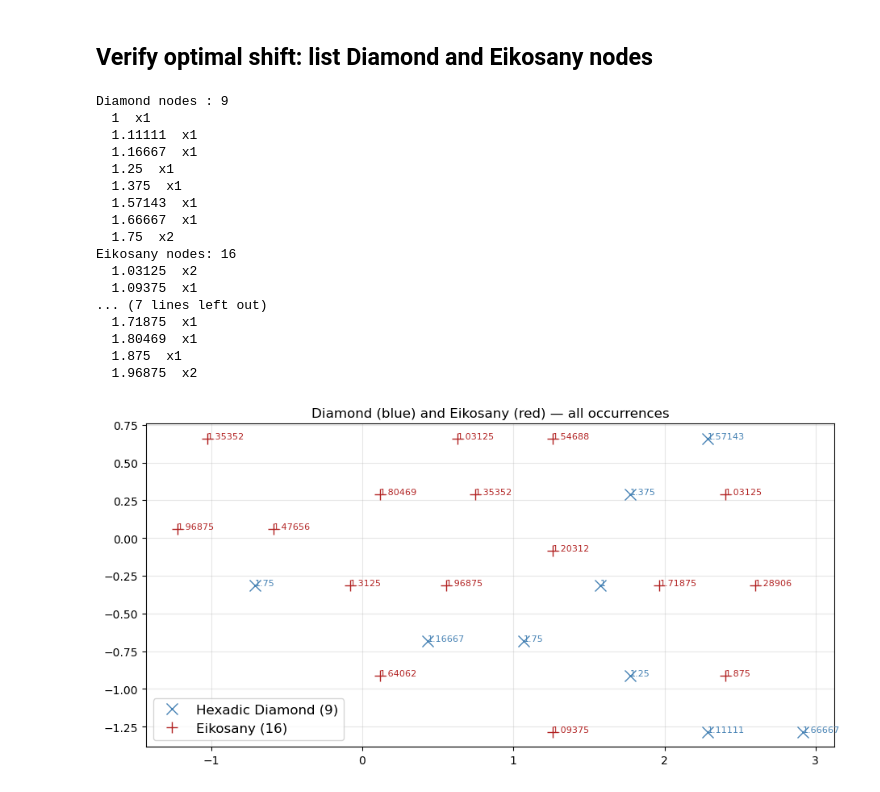
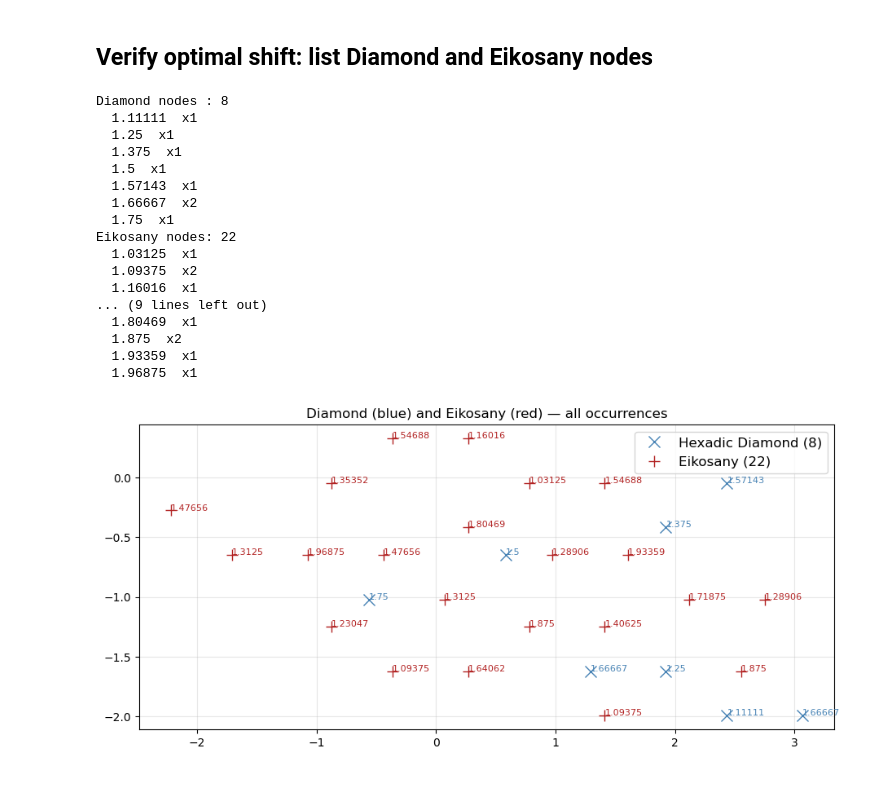
Before and after one commit to armandjbeaudoin/JI_tiling, a Jupyter notebook: notebooks/combined_optimization.ipynb, the cells around one changed output. Saved outputs shown, nothing was run; the diff lists cells and outputs as text; code cells hidden in the pictures.

```diff
--- a/notebooks/combined_optimization.ipynb
+++ b/notebooks/combined_optimization.ipynb
@@ -265,12 +265,17 @@ eiko_log_norm    = np.log(eiko_float)    % log2
 
 tol = 1e-7
 
-# For each hull point find the nearest Diamond / Eikosany target
-d_idx = np.argmin(np.abs(log_norm_sel[:, None] - diamond_log_norm[None, :]), axis=1)
-e_idx = np.argmin(np.abs(log_norm_sel[:, None] - eiko_log_norm[None,    :]), axis=1)
+def _circ_dists(a, b):
+    d = np.abs(a[:, None] - b[None, :])
+    return np.minimum(d, log2 - d)
 
-is_diamond = np.abs(log_norm_sel - diamond_log_norm[d_idx]) < tol
-is_eiko    = np.abs(log_norm_sel - eiko_log_norm[e_idx])    < tol
+d_dists = _circ_dists(log_norm_sel, diamond_log_norm)
+e_dists = _circ_dists(log_norm_sel, eiko_log_norm)
+d_idx = np.argmin(d_dists, axis=1)
+e_idx = np.argmin(e_dists, axis=1)
+
+is_diamond = d_dists[np.arange(len(d_idx)), d_idx] < tol
+is_eiko    = e_dists[np.arange(len(e_idx)), e_idx] < tol
 
 # Matched ratio value for every occurrence (duplicates included)
 diamond_vals_found = diamond_float[d_idx[is_diamond]]
@@ -284,43 +289,43 @@ labels_e   = [f'{v:.6g}' for v in eiko_vals_found]
 
 print(f'Diamond nodes : {is_diamond.sum()}')
 for v, cnt in zip(*np.unique(labels_d, return_counts=True)):
     print(f'  {v}  x{cnt}')
 print(f'Eikosany nodes: {is_eiko.sum()}')
 for v, cnt in zip(*np.unique(labels_e, return_counts=True)):
     print(f'  {v}  x{cnt}')
 
 fig, ax = plt.subplots(figsize=(11, 11))
 if len(xy_diamond):
     ax.plot(xy_diamond[:,0], xy_diamond[:,1], 'x', color='steelblue',
             markersize=10, label=f'Hexadic Diamond ({is_diamond.sum()})', zorder=3)
     for i, rl in enumerate(labels_d):
         ax.annotate(rl, xy=xy_diamond[i], fontsize=8, color='steelblue')
 if len(xy_eiko):
     ax.plot(xy_eiko[:,0], xy_eiko[:,1], '+', color='firebrick',
             markersize=10, label=f'Eikosany ({is_eiko.sum()})', zorder=3)
     for i, rl in enumerate(labels_e):
         ax.annotate(rl, xy=xy_eiko[i], fontsize=8, color='firebrick')
 ax.legend(fontsize=12)
 ax.set_aspect('equal')
 ax.grid(True, alpha=0.3)
 plt.title('Diamond (blue) and Eikosany (red) — all occurrences')
 plt.show()
 # %% [output]
-Diamond nodes : 9
-  1  x1
+Diamond nodes : 8
   1.11111  x1
-  1.16667  x1
   1.25  x1
   1.375  x1
+  1.5  x1
   1.57143  x1
-  1.66667  x1
-  1.75  x2
-Eikosany nodes: 16
-  1.03125  x2
-  1.09375  x1
-... (7 lines left out)
-  1.71875  x1
+  1.66667  x2
+  1.75  x1
+Eikosany nodes: 22
+  1.03125  x1
+  1.09375  x2
+  1.16016  x1
+... (9 lines left out)
   1.80469  x1
-  1.875  x1
-  1.96875  x2
+  1.875  x2
+  1.93359  x1
+  1.96875  x1
-[figure, old version]
+[figure, new version]
```
Also changed, not shown: parts of 13 cells of this notebook, 6 other files.
